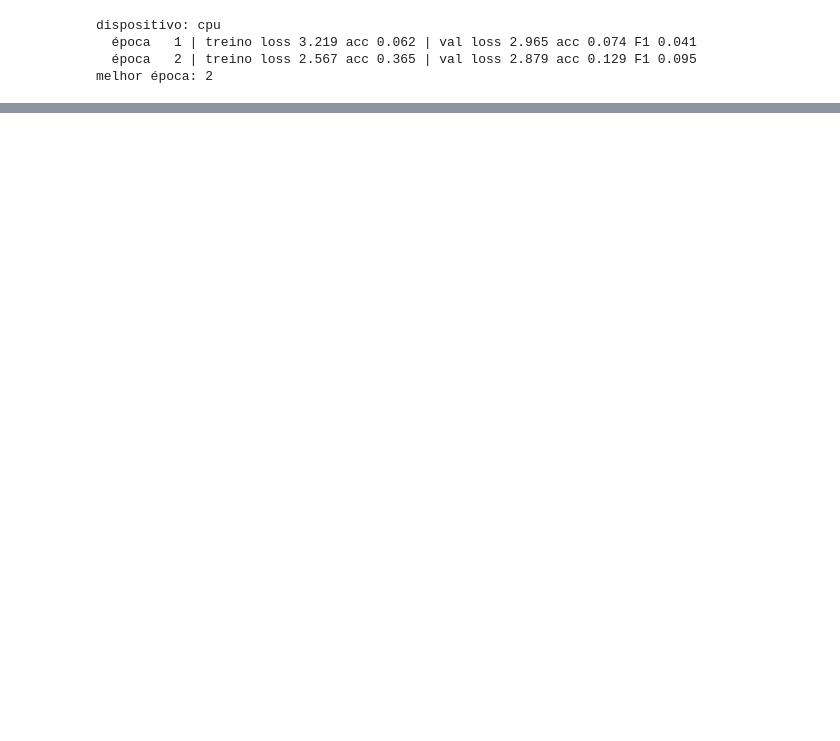
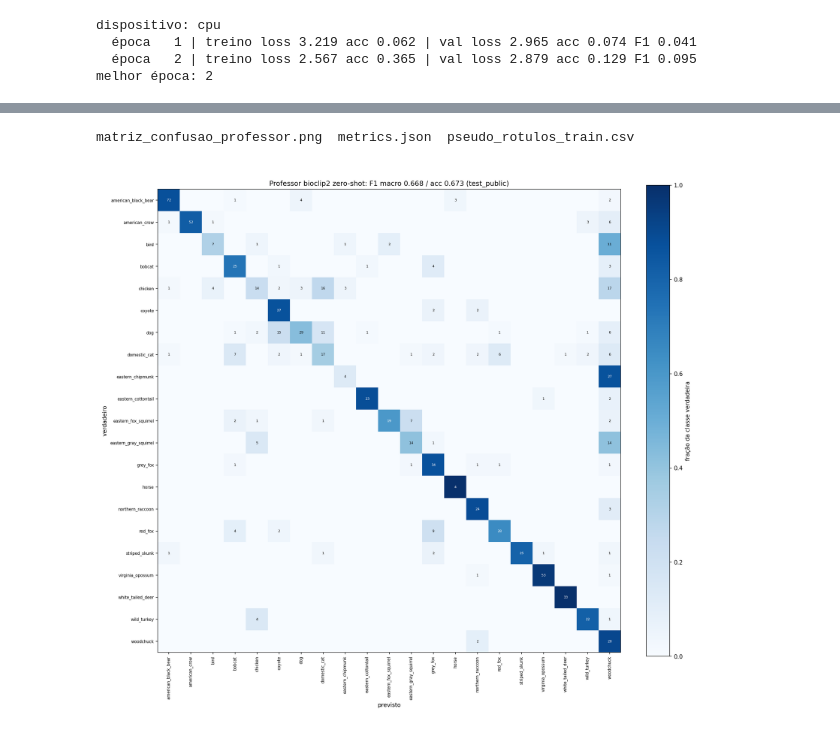
Before and after one commit to RogerVin1/PA3_Deep_Learning, a Jupyter notebook: PA3_DL.ipynb, the cells around one changed output, grey strips where cells are left out. Cells and saved outputs as stored; diff of their text form; code cells hidden in the pictures; blank space fills up the shorter version.

```diff
--- a/PA3_DL.ipynb
+++ b/PA3_DL.ipynb
@@ -796,0 +212,7 @@ melhor época: 2
+# %%
+!ls results/part1/*
+from IPython.display import Image, display
+display(Image("results/part1/bioclip2/matriz_confusao_professor.png"))
+# %% [output]
+matriz_confusao_professor.png  metrics.json  pseudo_rotulos_train.csv
+[figure, added]
```
Also changed, not shown: parts of 19 cells of this notebook.
